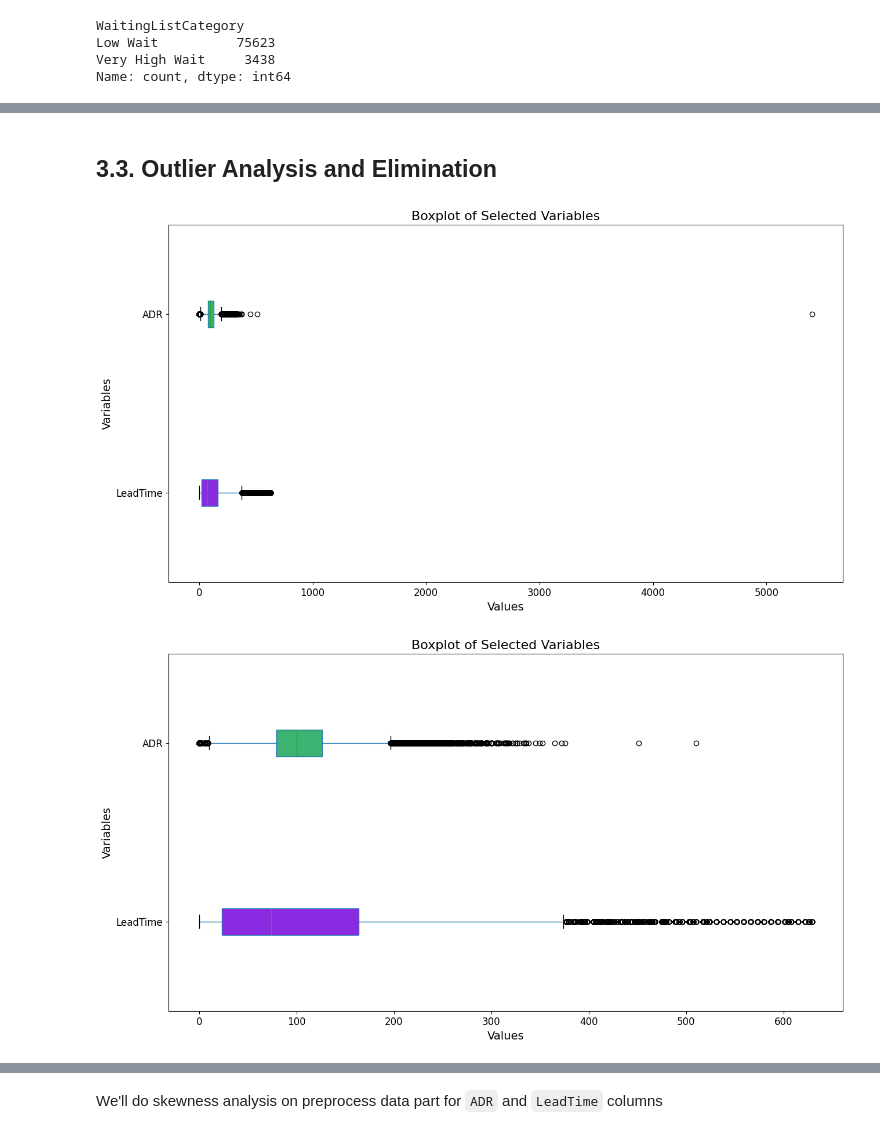
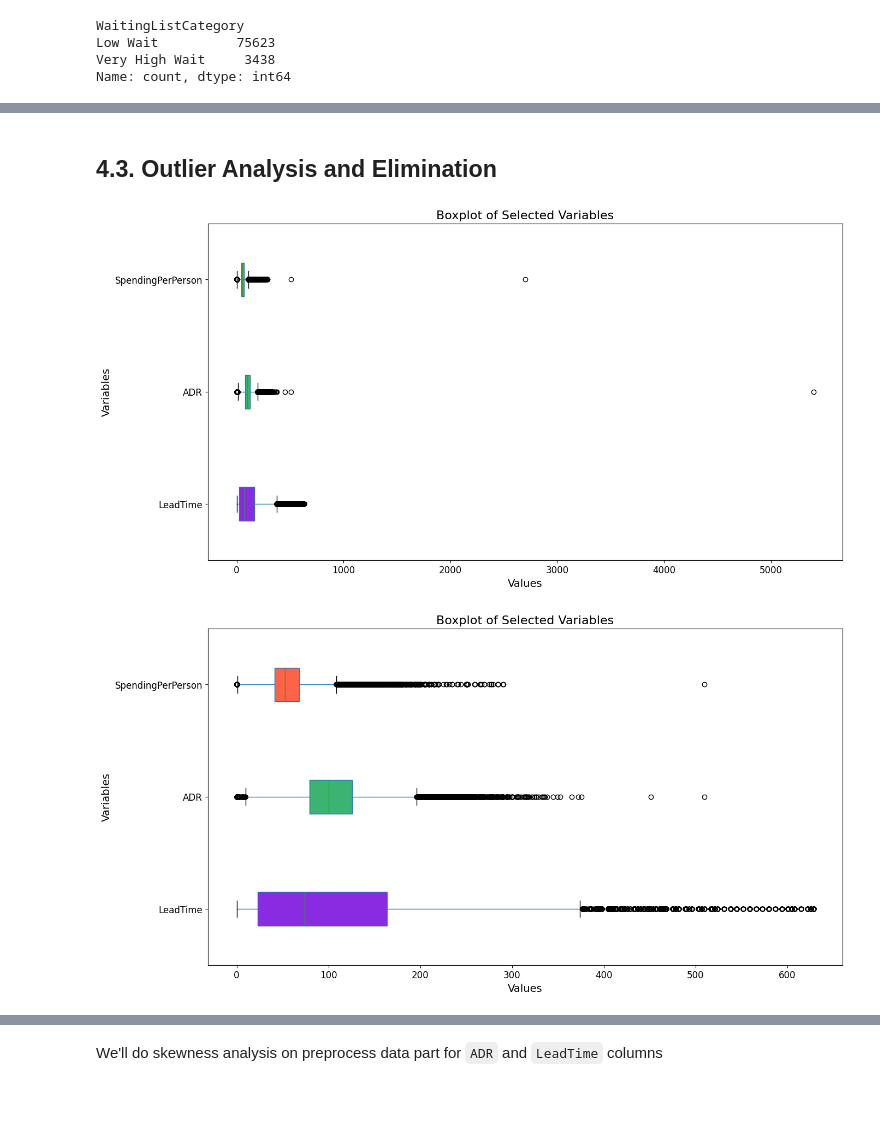
Before and after one commit to enescatagan/HotelDemandAI, a Jupyter notebook: notebooks/main.ipynb, the cells around one changed output, grey strips where cells are left out. Cells and saved outputs as stored; diff of their text form; code cells hidden in the pictures; blank space fills up the shorter version.

```diff
--- a/notebooks/main.ipynb
+++ b/notebooks/main.ipynb
@@ -1216,7 +1256,7 @@ h2_df["WaitingListCategory"] = h2_df["DaysInWaitingList"].apply(
 )
 
 # Drop DaysInWaitingList column
-h2_df.drop(columns=["DaysInWaitingList"], inplace=True)
+# h2_df.drop(columns=["DaysInWaitingList"], inplace=True)
 # %%
 plot_distribution(h2_df, 'WaitingListCategory',
                   title=f"Distribution of 'DaysInWaitingList' Column")
@@ -1229,0 +1295,7 @@ Name: count, dtype: int64
+# %%
+# Regroups TotalStay column in fewer categories
+h2_df["TotalStay"] = pd.cut(
+    h2_df["TotalStay"],
+    bins=[-np.inf, 1, 2, 3, 4, np.inf],
+    labels=["1", "2", "3", "4", "5+"],
+)
@@ -1229,0 +1336,7 @@ Name: count, dtype: int64
+# %%
+# Regroups LoyaltyScore column in fewer categories
+h2_df["LoyaltyScore"] = pd.cut(
+    h2_df["LoyaltyScore"],
+    bins=[-np.inf, 0, np.inf],
+    labels=["0", "1+"],
+)
@@ -1229,0 +1378,17 @@ Name: count, dtype: int64
+# %%
+def categorize_occupancy(value):
+    if value <= 0.25:
+        return "Low"
+    elif 0.25 < value <= 0.50:
+        return "Medium-Low"
+    elif 0.50 < value <= 0.75:
+        return "Medium"
+    elif 0.75 < value <= 1.00:
+        return "Medium-High"
+    else:
+        return "High"
+
+h2_df["OccupancyCategory"] = h2_df["Occupancy"].apply(categorize_occupancy)
+
+# Drop Occupancy column
+# h2_df.drop(columns=["Occupancy"], inplace=True)
@@ -1230,5 +1408,5 @@ Name: count, dtype: int64
 # %% [markdown]
-## 3.3. Outlier Analysis and Elimination
+## 4.3. Outlier Analysis and Elimination
 # %%
 def plot_boxplot(df, columns, colors, title, xlabel, ylabel, fig_size=(15, 8)):
     plt.figure(figsize=fig_size)
@@ -1244,12 +1422,12 @@ def plot_boxplot(df, columns, colors, title, xlabel, ylabel, fig_size=(15, 8)):
 # %%
 plot_boxplot(
     h2_df,
-    columns=["LeadTime", "ADR"],
-    colors=["#8A2BE2", "#3CB371"],
+    columns=["LeadTime", "ADR", "SpendingPerPerson"],
+    colors=["#8A2BE2", "#3CB371", "#FF6347"],
     title="Boxplot of Selected Variables",
     xlabel="Values",
     ylabel="Variables",
 )
 # %% [output]
-[figure, old version]
+[figure, new version]
 # %%
@@ -1258,14 +1437,14 @@ h2_df = h2_df[h2_df['ADR'] < 1000]
 # %%
 plot_boxplot(
     h2_df,
-    columns=["LeadTime", "ADR"],
-    colors=["#8A2BE2", "#3CB371"],
+    columns=["LeadTime", "ADR", "SpendingPerPerson"],
+    colors=["#8A2BE2", "#3CB371", "#FF6347"],
     title="Boxplot of Selected Variables",
     xlabel="Values",
     ylabel="Variables",
 )
 # %% [output]
-[figure, old version]
+[figure, new version]
 # %%
 from sklearn.ensemble import IsolationForest
 
```
Also changed, not shown: parts of 36 cells of this notebook, 1 other file.
